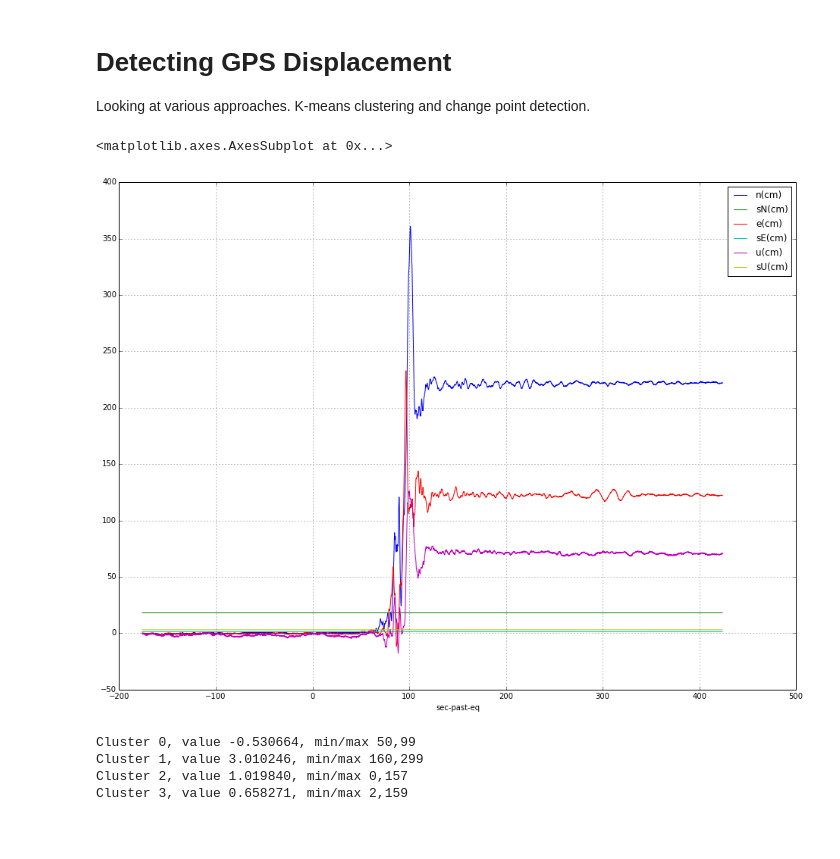
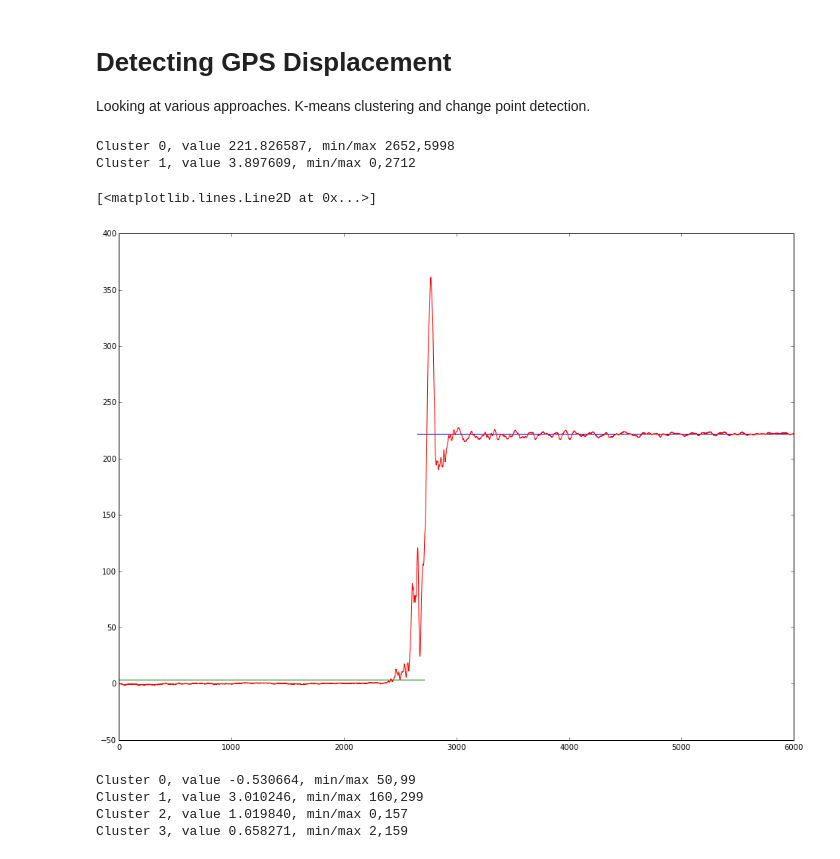
Before and after one commit to crleblanc/displacement_experiments, a Jupyter notebook: displacement.ipynb, the cells around one changed output. Saved outputs shown, nothing was run; the diff lists cells and outputs as text; code cells hidden in the pictures; blank space fills up the shorter version.

Commit message:
Fitting real data, the synthetic still has problems however

```diff
--- a/displacement.ipynb
+++ b/displacement.ipynb
@@ -4,19 +4,35 @@ Looking at various approaches.  K-means clustering and change point detection.
 # %%
 import pandas as pd
 import numpy as np
 import matplotlib.pyplot as plt
 import matplotlib.pylab as pylab
 from sklearn.cluster import KMeans
 
 %matplotlib inline
 pylab.rcParams['figure.figsize'] = 16, 12
 
 data = pd.read_csv("10hz-318.DHU.cmbl.LC.reformat", delim_whitespace=True)
 data = data.set_index('sec-past-eq')
-data.plot()
+
+# KMeans needs to know the number of clusters (eg: relatively stable periods)
+n = 2
+k_means = KMeans(n_clusters=n)
+fitted = k_means.fit_predict(data['n(cm)'].reshape(-1,1))
+
+for i, cent in enumerate(k_means.cluster_centers_):
+    xvals = np.argwhere(fitted==i)
+    #subset = np.arg
+    xmin = xvals.min()
+    xmax = xvals.max()
+    print "Cluster %d, value %f, min/max %s,%s" % (i, cent, xmin, xmax)
+    plt.plot([xmin, xmax], [cent, cent])
+
+plt.plot(data['n(cm)'])
 # %% [output]
-<matplotlib.axes.AxesSubplot at 0x...>
+Cluster 0, value 221.826587, min/max 2652,5998
+Cluster 1, value 3.897609, min/max 0,2712
+[<matplotlib.lines.Line2D at 0x...>]
-[figure, old version]
+[figure, new version]
 # %%
 
 # synthetic data.  TODO: use pandas to load.
```
Also changed, not shown: parts of 1 cell of this notebook.
